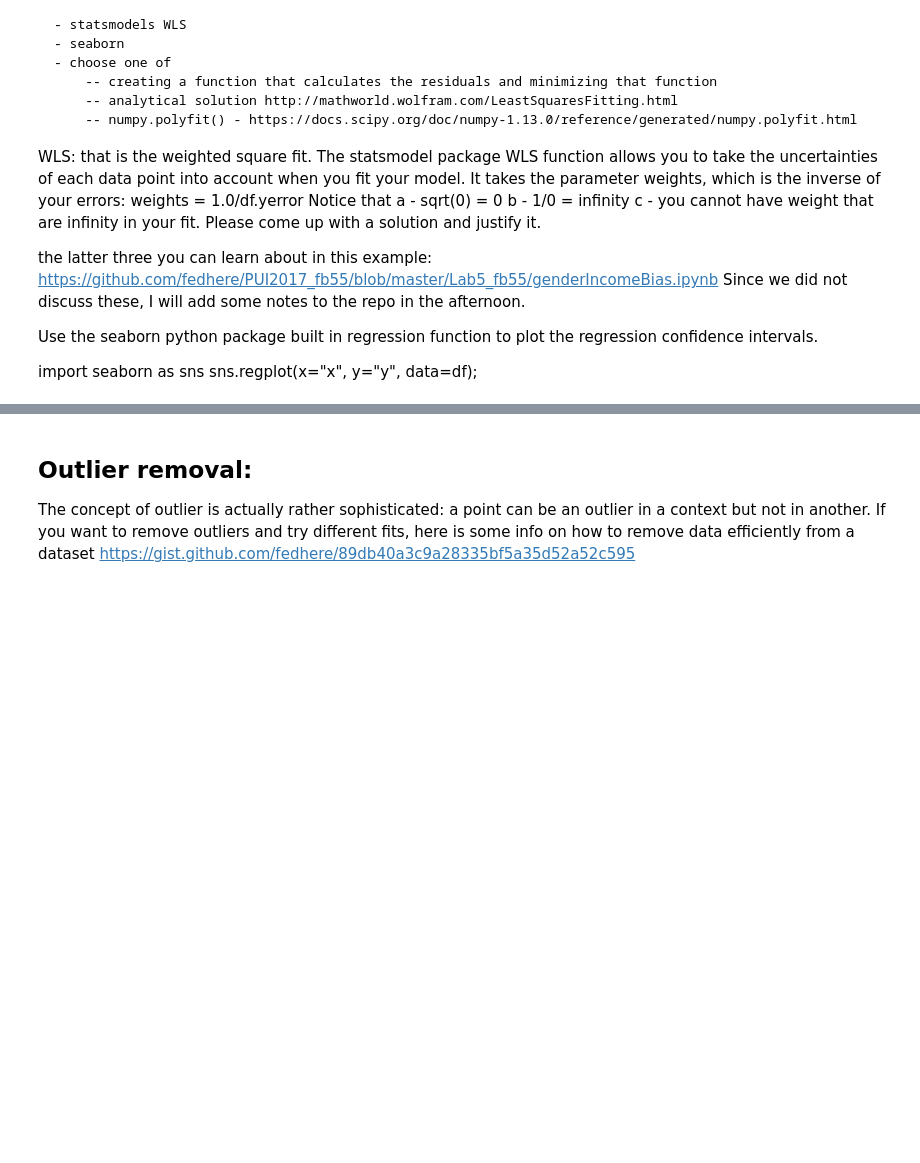
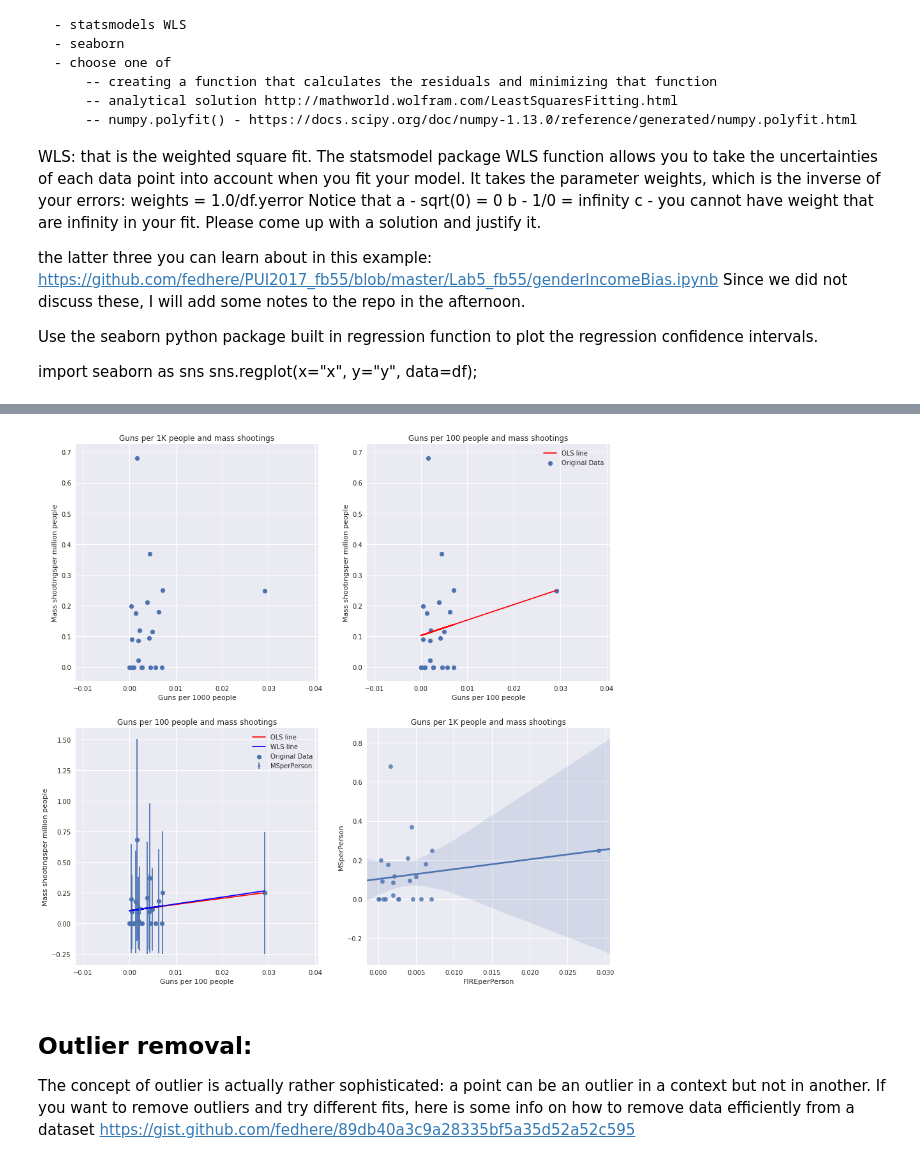
Before and after one commit to samjfalk/PUI2018_sjf374, a Jupyter notebook: HW9_sjf374/HW9_3_sjf374.ipynb, the cells around one changed output, grey strips where cells are left out. Cells and saved outputs as stored; diff of their text form; code cells hidden in the pictures; blank space fills up the shorter version.

```diff
--- a/HW9_sjf374/HW9_3_sjf374.ipynb
+++ b/HW9_sjf374/HW9_3_sjf374.ipynb
@@ -540 +589,7 @@ sns.regplot(x="x", y="y", data=df);
+# %%
+def weights(y):
+    '''inverse of the error'''
+    y = [1 if x==0 else x for x in y]
+    return 1/np.sqrt(y)
+wt = weights(Y)
 # %%
@@ -543,0 +597,39 @@ the plots should look something like this (not necessarily exactly, due to the c
+# %%
+wlsfit = sm.WLS(Y,X,weights=wt).fit()
+# %%
+fig = pl.figure(figsize=(15,15))
+ax1 = fig.add_subplot(221)
+ax1.scatter(wdf['FIREperPerson'], Y, label = "Original Data")
+ax1.set_xlabel("Guns per 1000 people")
+ax1.set_ylabel("Mass shootingsper million people")
+plt.title('Guns per 1K people and mass shootings')
+ax2 = fig.add_subplot(222)
+ax2.scatter(wdf['FIREperPerson'], Y, label = "Original Data")
+ax2.set_xlabel("Guns per 100 people")
+ax2.set_ylabel("Mass shootingsper million people")
+ax2.plot(wdf['FIREperPerson'], olsfit.predict(X),  'r', label='OLS line')
+
+ax2.legend()
+plt.title('Guns per 100 people and mass shootings')
+
+ax3 = fig.add_subplot(223)
+ax3.scatter(wdf['FIREperPerson'], Y, label = "Original Data")
+ax3.errorbar(wdf['FIREperPerson'], Y,
+            yerr = np.sqrt(Y * 1.0), fmt = '.')
+ax3.set_xlabel("Guns per 100 people")
+ax3.set_ylabel("Mass shootingsper million people")
+ax3.plot(wdf['FIREperPerson'], olsfit.predict(X),  'r', label='OLS line')
+ax3.plot(wdf['FIREperPerson'], wlsfit.predict(X),  'b', label='WLS line')
+
+ax3.legend()
+plt.title('Guns per 100 people and mass shootings')
+
+
+ax4 = fig.add_subplot(224)
+sns.regplot(x=wdf['FIREperPerson'], y=Y,ax=ax4)
+ax3.set_xlabel("Guns per 100 people")
+ax3.set_ylabel("Mass shootingsper million people")
+plt.title('Guns per 1K people and mass shootings')
+plt.show()
+# %% [output]
+[figure, added]
```
Also changed, not shown: parts of 44 cells of this notebook, 1 other file.
